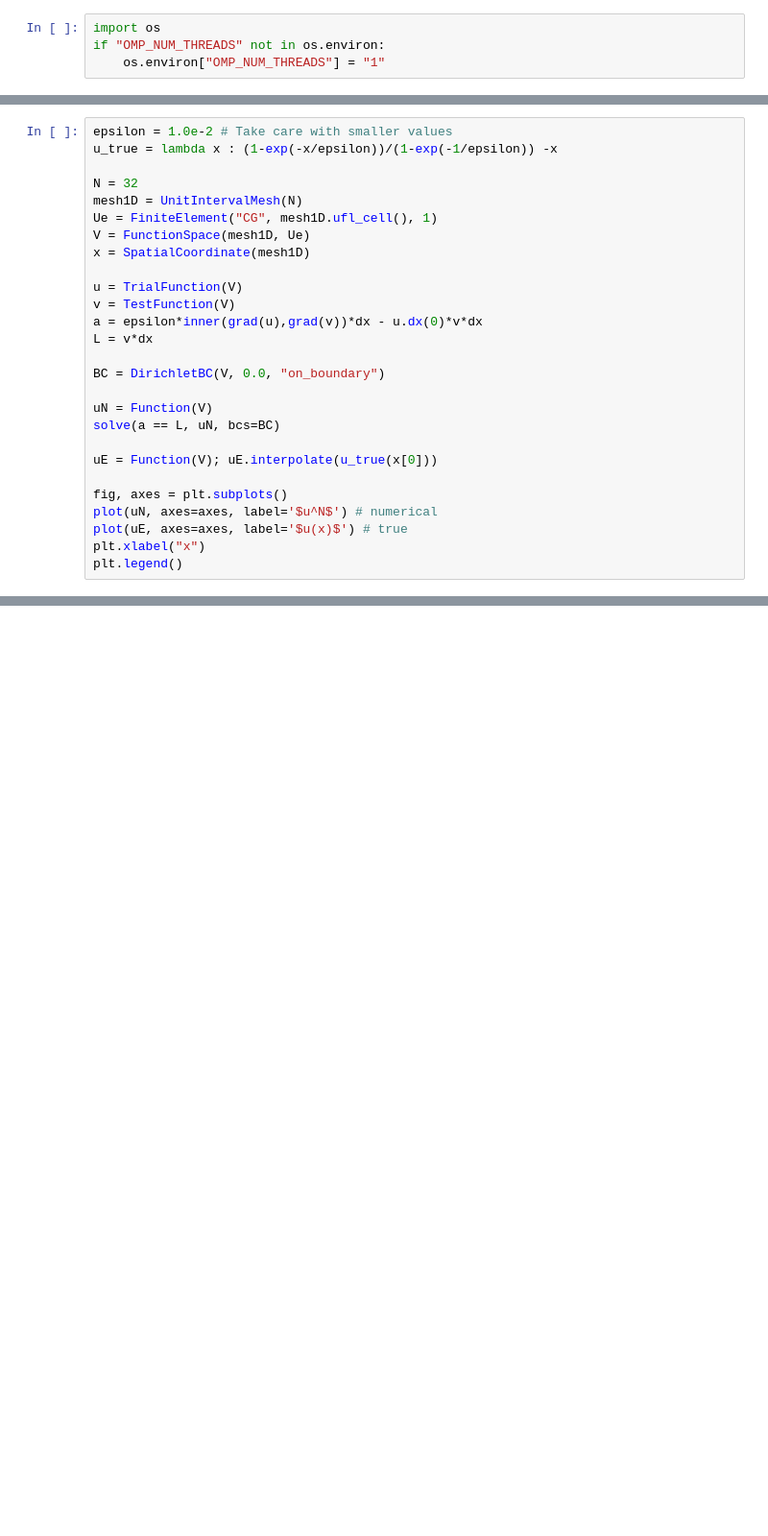
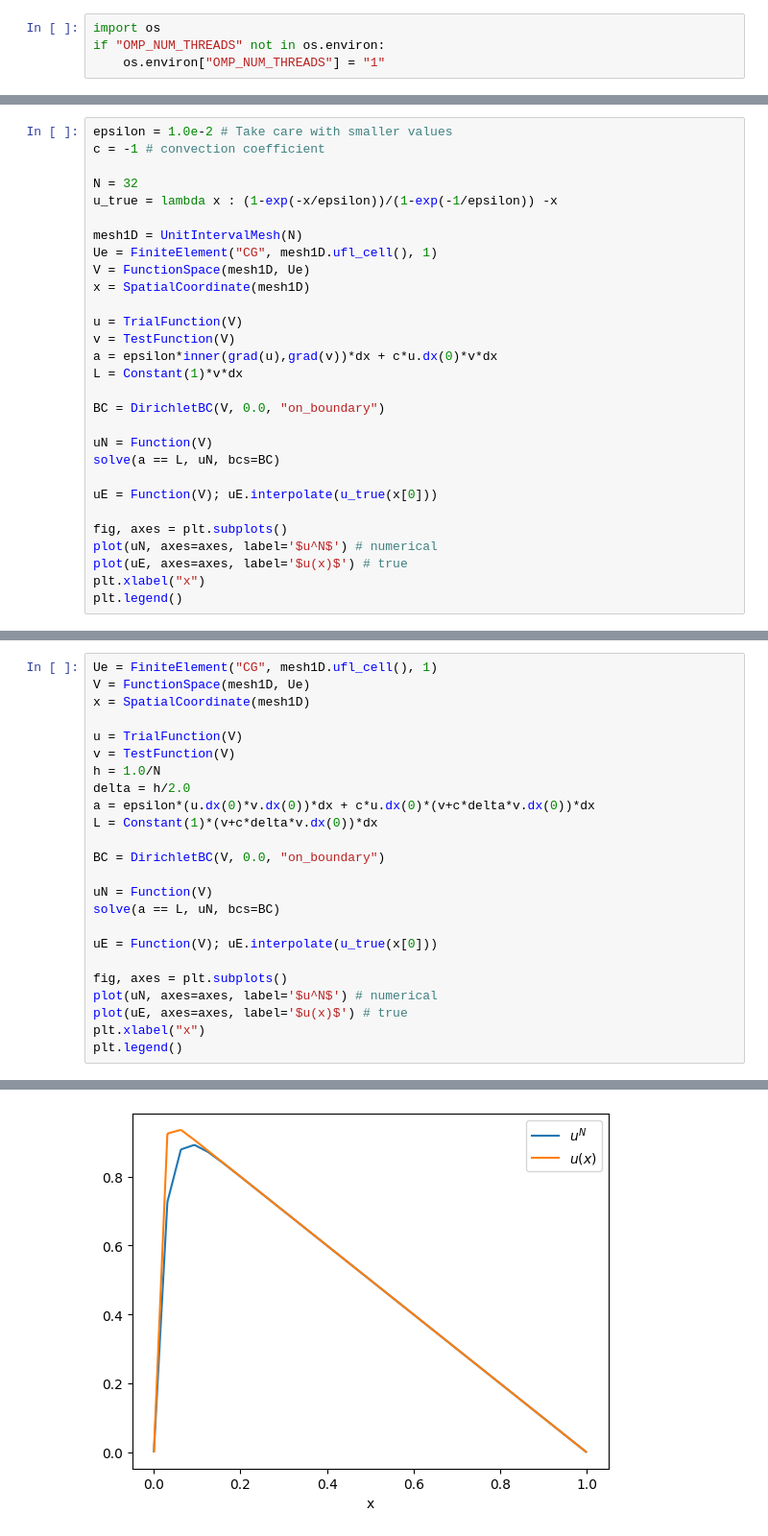
Before and after one commit to niallmadden/niallmadden.github.io, a Jupyter notebook: IntroToFiredrake/04-ConvectionDiffusion.ipynb, the cells around one changed output, grey strips where cells are left out. Shown at 96% size. Saved outputs shown, nothing was run; the diff lists cells and outputs as text; blank space fills up the shorter version.

```diff
--- a/IntroToFiredrake/04-ConvectionDiffusion.ipynb
+++ b/IntroToFiredrake/04-ConvectionDiffusion.ipynb
@@ -35,8 +40,10 @@ import matplotlib.pyplot as plt
 # %%
 epsilon = 1.0e-2 # Take care with smaller values
+c = -1 # convection coefficient
+
+N = 32
 u_true = lambda x : (1-exp(-x/epsilon))/(1-exp(-1/epsilon)) -x
 
-N = 32
 mesh1D = UnitIntervalMesh(N)
 Ue = FiniteElement("CG", mesh1D.ufl_cell(), 1)
 V = FunctionSpace(mesh1D, Ue)
@@ -44,8 +51,8 @@ x = SpatialCoordinate(mesh1D)
 
 u = TrialFunction(V)
 v = TestFunction(V)
-a = epsilon*inner(grad(u),grad(v))*dx - u.dx(0)*v*dx
-L = v*dx
+a = epsilon*inner(grad(u),grad(v))*dx + c*u.dx(0)*v*dx
+L = Constant(1)*v*dx
 
 BC = DirichletBC(V, 0.0, "on_boundary")
 
@@ -64,0 +96,25 @@ plt.legend()
+# %%
+Ue = FiniteElement("CG", mesh1D.ufl_cell(), 1)
+V = FunctionSpace(mesh1D, Ue)
+x = SpatialCoordinate(mesh1D)
+
+u = TrialFunction(V)
+v = TestFunction(V)
+h = 1.0/N
+delta = h/2.0
+a = epsilon*(u.dx(0)*v.dx(0))*dx + c*u.dx(0)*(v+c*delta*v.dx(0))*dx
+L = Constant(1)*(v+c*delta*v.dx(0))*dx
+
+BC = DirichletBC(V, 0.0, "on_boundary")
+
+uN = Function(V)
+solve(a == L, uN, bcs=BC)
+
+uE = Function(V); uE.interpolate(u_true(x[0]))
+
+fig, axes = plt.subplots()
+plot(uN, axes=axes, label='$u^N$') # numerical
+plot(uE, axes=axes, label='$u(x)$') # true
+plt.xlabel("x")
+plt.legend()
+# %% [output]
@@ -64,0 +122 @@ plt.legend()
+[figure, added]
```
Also changed, not shown: parts of 12 cells of this notebook, 8 other files.
